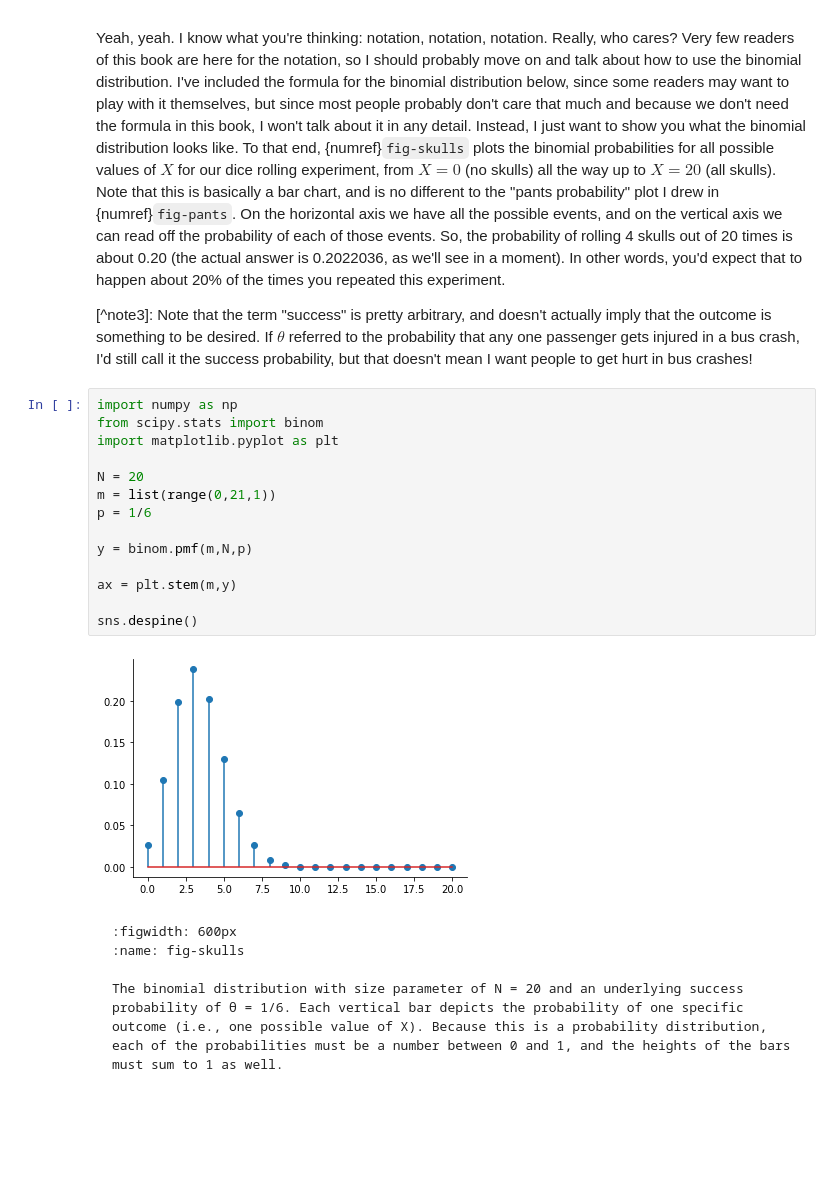
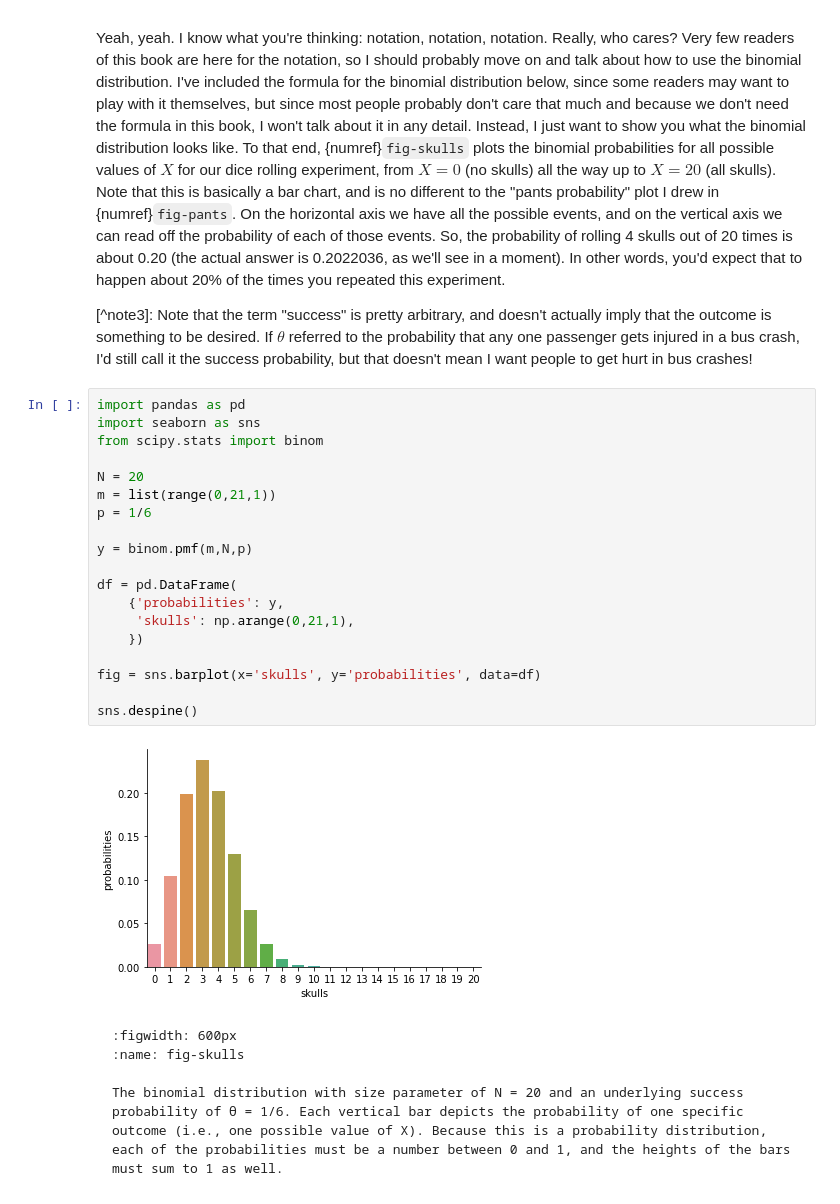
Before and after one commit to ethanweed/pythonbook, a Jupyter notebook: _sources/04.02-probability.ipynb, the cells around one changed output. Drawn from its saved outputs; the diff is of its cells as text; blank space fills up the shorter version.

````diff
--- a/_sources/04.02-probability.ipynb
+++ b/_sources/04.02-probability.ipynb
@@ -273,22 +273,27 @@ $$
 Yeah, yeah. I know what you're thinking: notation, notation, notation. Really, who cares? Very few readers of this book are here for the notation, so I should probably move on and talk about how to use the binomial distribution. I've included the formula for the binomial distribution below, since some readers may want to play with it themselves, but since most people probably don't care that much and because we don't need the formula in this book, I won't talk about it in any detail. Instead, I just want to show you what the binomial distribution looks like. To that end, {numref}`fig-skulls` plots the binomial probabilities for all possible values of $X$ for our dice rolling experiment, from $X=0$ (no skulls) all the way up to $X=20$ (all skulls). Note that this is basically a bar chart, and is no different to the "pants probability" plot I drew in {numref}`fig-pants`. On the horizontal axis we have all the possible events, and on the vertical axis we can read off the probability of each of those events. So, the probability of rolling 4 skulls out of 20 times is about 0.20 (the actual answer is 0.2022036, as we'll see in a moment). In other words, you'd expect that to happen about 20\% of the times you repeated this experiment.
 
 [^note3]: Note that the term "success" is pretty arbitrary, and doesn't actually imply that the outcome is something to be desired. If $\theta$ referred to the probability that any one passenger gets injured in a bus crash, I'd still call it the success probability, but that doesn't mean I want people to get hurt in bus crashes!
-# %%
-import numpy as np
-from scipy.stats import binom
-import matplotlib.pyplot as plt
-
-N = 20
-m = list(range(0,21,1))
-p = 1/6
-
-y = binom.pmf(m,N,p)
-
-ax = plt.stem(m,y)
-
-sns.despine()
-# %% [output]
-[figure, removed]
+# %%
+import pandas as pd
+import seaborn as sns
+from scipy.stats import binom
+
+N = 20
+m = list(range(0,21,1))
+p = 1/6
+
+y = binom.pmf(m,N,p)
+
+df = pd.DataFrame(
+    {'probabilities': y,
+     'skulls': np.arange(0,21,1),
+    })
+
+fig = sns.barplot(x='skulls', y='probabilities', data=df)
+
+sns.despine()
+# %% [output]
+[figure, added]
 # %% [markdown]
 ```{glue:figure} skulls_fig
 :figwidth: 600px
````
Also changed, not shown: parts of 1 cell of this notebook, 13 other files.
